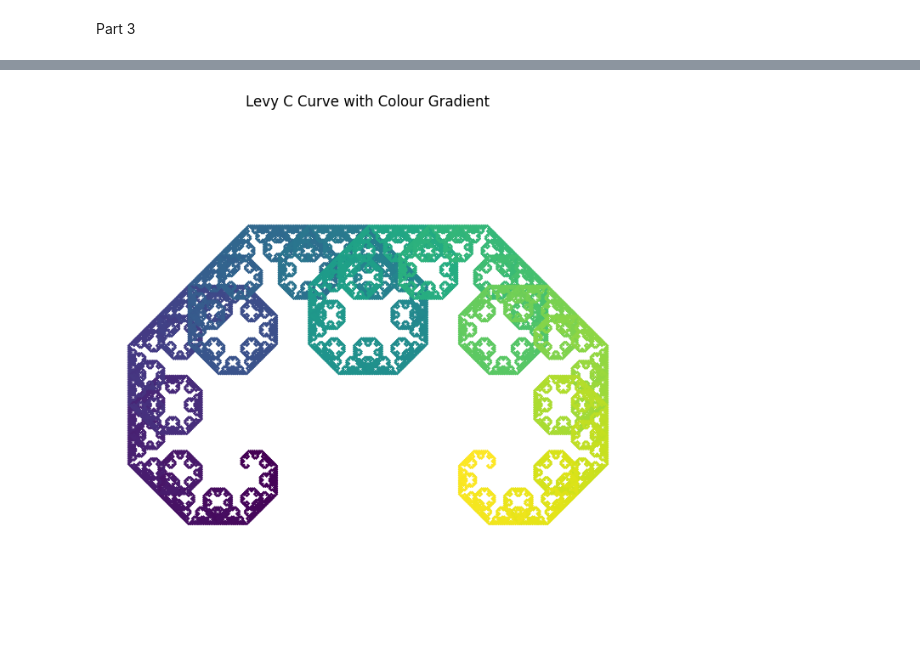
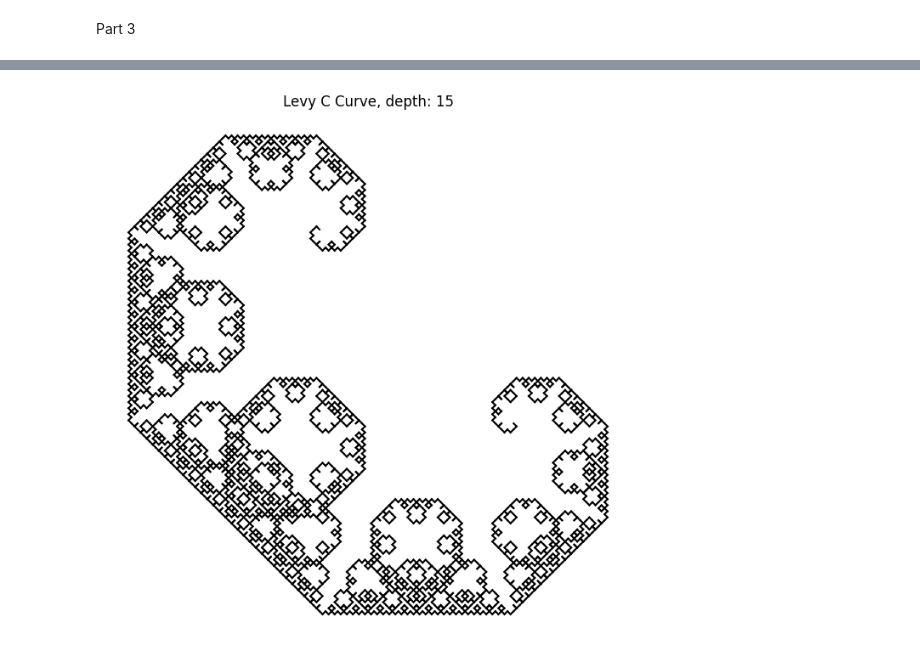
Before and after one commit to Thoemodachi/pattern-analysis-2025, a Jupyter notebook: a1.ipynb, the cells around one changed output, grey strips where cells are left out. Cells and saved outputs as stored; diff of their text form; code cells hidden in the pictures.

```diff
--- a/a1.ipynb
+++ b/a1.ipynb
@@ -178,18 +193,6 @@ foo.py [-h] [--width WIDTH] [--height HEIGHT]
 
 Prompt: I am running it in a jupyter notebook, can you adjust so i can just run it once
 # %%
-# Mandelbrot set with PyTorch on GPU (Jupyter-ready, single cell)
-import torch
-import matplotlib.pyplot as plt
-
-# Auto-select device
-if torch.cuda.is_available():
-    device = torch.device("cuda")
-elif hasattr(torch.backends, "mps") and torch.backends.mps.is_available():
-    device = torch.device("mps")
-else:
-    device = torch.device("cpu")
-
 @torch.no_grad()
 def mandelbrot(width=1024, height=768, centre=(-0.75, 0.0), scale=3.5, max_iter=500, escape_radius=4.0):
     pixel_size = scale / width
@@ -475,67 +437,72 @@ Part 3
 # %% [markdown]
 ![image.png](attachment:image.png)
 # %%
+# Recursion Classic Levy C Curve
 def levy_c_curve(start, end, depth):
-    """Generate Levy C curve points recursively."""
     if depth == 0:
         return torch.stack([start, end], dim=0)
+    """
+    Setting up the base case for this recursion.
+    When depth == 0 then function returns
+    start and end points stacked into a single tensor.
+
+    torch.stack used here to create 2x2 tensor from start and end points,
+    allowing all the previous operations before base case to remain
+    in tensor form, NOT python lists
+    """
 
     vec = end - start
+    # computes the displacement vector between the start and end points.
+
+    # simple vector subtraction performed on the GPU if exists; end - start
+
     rotation = torch.tensor([[0.5, -0.5], [0.5, 0.5]], device=device)
+    # 2x2 tensor representing linear transformation,
+    # rotates and scales vector by 45 degrees.
+
+    # rotation tensor is created directly on GPU,
+    # avoids unnecessary CPU to GPU transfers.
+
     mid = start + vec @ rotation.T
+    # vec @ rotation.T uses PyTorch's matrix multiplation "@"
+    # rotation is applied to vec
+
+    # adding the rotated vector to 'start' gives the midpoint
+    # for the recursion, which is where the curve will 'bend'
 
     left = levy_c_curve(start, mid, depth-1)
     right = levy_c_curve(mid, end, depth-1)
+    # recursion splits the line segment into left (start -> mid)
+    # and right (mid -> end)
+
+    # each segment recursively processed until depth = 0, building the fractal structure
     return torch.cat([left[:-1], right], dim=0)
+    # torch.cat([left[:-1], right], dim=0) concatenates the left and right segment points
+    # removes duplicated middle point [left[:-1] from the calculated left tensor
+    # the whole fractal is stored in PyTorch tensors
 
-# --- Fractal generation ---
+# Fractal Generation
 p0 = torch.tensor([0.0, 0.0], device=device)
 p1 = torch.tensor([1.0, 0.0], device=device)
-depth = 15  # reduce for faster execution on CPU
+# p0 and p1 are the 'start' and 'end' points of the initial line segment.
+# when specifying 'device', the tensor is created on the CPU or GPU as specified,
+# we want GPU if possible.
+
+depth = 15
+# how many recursive splits occur
+# larger depth increases detail but also num of points exponentially
 
 points = levy_c_curve(p0, p1, depth).cpu().numpy()
+# calling levy_c_curve() returns tensor, which PyTorch computed all calculations for all curve points
+# converting data and moving to CPU as a numpy so we can plot
 
-# --- Colour gradient based on recursion index ---
-n_points = points.shape[0]
-colors = plt.cm.viridis(np.linspace(0, 1, n_points))
-
-# --- Plot main curve with gradient ---
+# plotting
 plt.figure(figsize=(8, 8))
 for i in range(n_points-1):
-    plt.plot(points[i:i+2,0], points[i:i+2,1], color=colors[i])
+    plt.plot(points[i:i+2,0], points[i:i+2,1], color = 'black')
 plt.axis('equal')
 plt.axis('off')
-plt.title("Levy C Curve with Colour Gradient")
+plt.title(f"Levy C Curve, depth: {depth}")
 plt.show()
-
-# --- Box-counting fractal dimension ---
-def fractal_dimension(Z, threshold=0.5):
-    # Only for 2D array
-    def boxcount(Z, k):
-        S = np.add.reduceat(
-            np.add.reduceat(Z, np.arange(0, Z.shape[0], k), axis=0),
-                               np.arange(0, Z.shape[1], k), axis=1)
-        return len(np.where(S > 0)[0])
-
-    Z = (Z < threshold)
-    sizes = 2 ** np.arange(1, int(np.log2(min(Z.shape))), 1)
-    counts = []
-    for size in sizes:
-        counts.append(boxcount(Z, size))
-    coeffs = np.polyfit(np.log(sizes), np.log(counts), 1)
-    return -coeffs[0]
-
-# Rasterize points to grid for fractal dimension
-grid_size = 2**10
-grid = np.zeros((grid_size, grid_size))
-
-x = ((points[:,0] - points[:,0].min()) / np.ptp(points[:,0]) * (grid_size-1)).astype(int)
-y = ((points[:,1] - points[:,1].min()) / np.ptp(points[:,1]) * (grid_size-1)).astype(int)
-
-grid[y, x] = 1
-
-
-fd = fractal_dimension(grid)
-print(f"Estimated fractal dimension (box-counting): {fd:.4f}")
 # %% [output]
-[figure, old version]
+[figure, new version]
```
Also changed, not shown: parts of 19 cells of this notebook.
